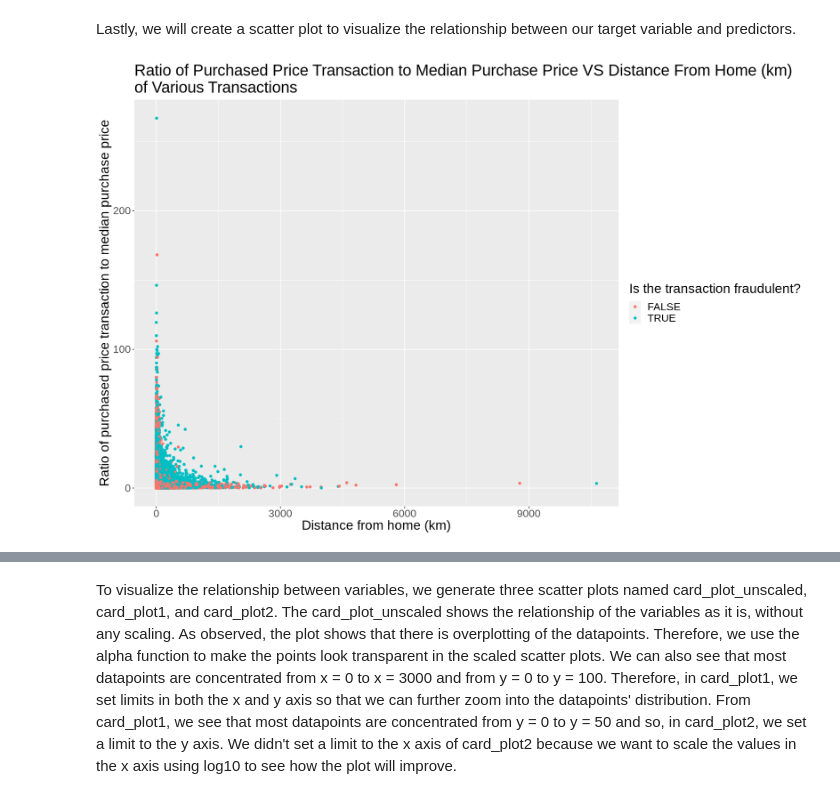
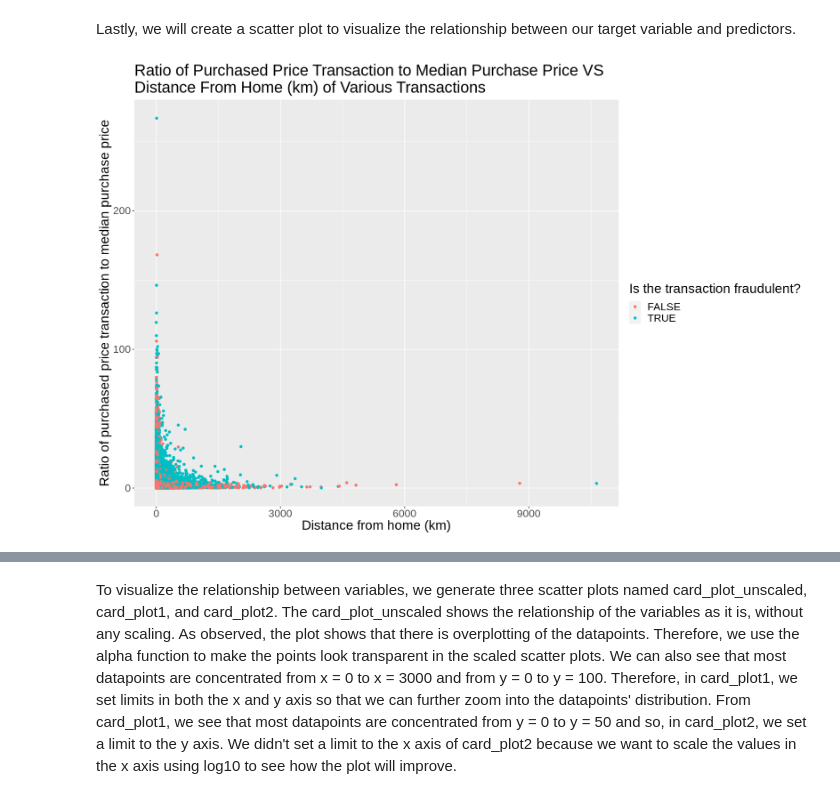
Before and after one commit to chohyeonkim/Data-Science-R-, a Jupyter notebook: Group_project_11_Proposal.ipynb, the cells around one changed output, grey strips where cells are left out. Saved outputs shown, nothing was run; the diff lists cells and outputs as text; code cells hidden in the pictures.

```diff
--- a/Group_project_11_Proposal.ipynb
+++ b/Group_project_11_Proposal.ipynb
@@ -63,9 +62,9 @@ After loading the required packages, we will read our dataset into R using read_
 # %%
 #Read the dataset into R
-read_data <- read_csv("data/card_transdata.csv")
+original_data <- read_csv("data/card_transdata.csv")
 
 #Show the first ten rows of the dataset
-head(read_data, 10)
+head(original_data, 10)
 # %% [output]
 Parsed with column specification:
 cols(
@@ -96,5 +113,5 @@ As seen from the loaded dataset, all columns contain the data type "double" (dbl
 # %%
-data <- read_data %>%
+data <- original_data %>%
         #Converts columns from numerical to logical
             mutate(repeat_retailer = as.logical(repeat_retailer)) %>%
             mutate(used_chip = as.logical(used_chip)) %>%
@@ -177,17 +194,16 @@ Lastly, we will create a scatter plot to visualize the relationship between our
 # %%
 #Setting the size of the plot
 options(repr.plot.width = 15, repr.plot.height = 10)
 
 #Visualizing the relationship without any scaling
 card_plot_unscaled <- ggplot(card_train, aes(x = distance_from_home , y =  ratio_to_median_purchase_price, color = fraud)) +
-            geom_point() +
-            labs(x = "Distance from home (km)",
-                 y = "Ratio of purchased price transaction to median purchase price",
-                 color = "Is the transaction fraudulent?") +
-            ggtitle("Ratio of Purchased Price Transaction to Median Purchase Price VS Distance From Home (km) \nof Various Transactions") +
-            theme(text = element_text(size = 20))
-
+                      geom_point() +
+                      labs(x = "Distance from home (km)",
+                           y = "Ratio of purchased price transaction to median purchase price",
+                           color = "Is the transaction fraudulent?") +
+                      ggtitle("Ratio of Purchased Price Transaction to Median Purchase Price VS \nDistance From Home (km) of Various Transactions") +
+                      theme(text = element_text(size = 20))
 card_plot_unscaled
 # %% [output]
-[figure, old version]
+[figure, new version]
 # %%
```
Also changed, not shown: parts of 17 cells of this notebook.
